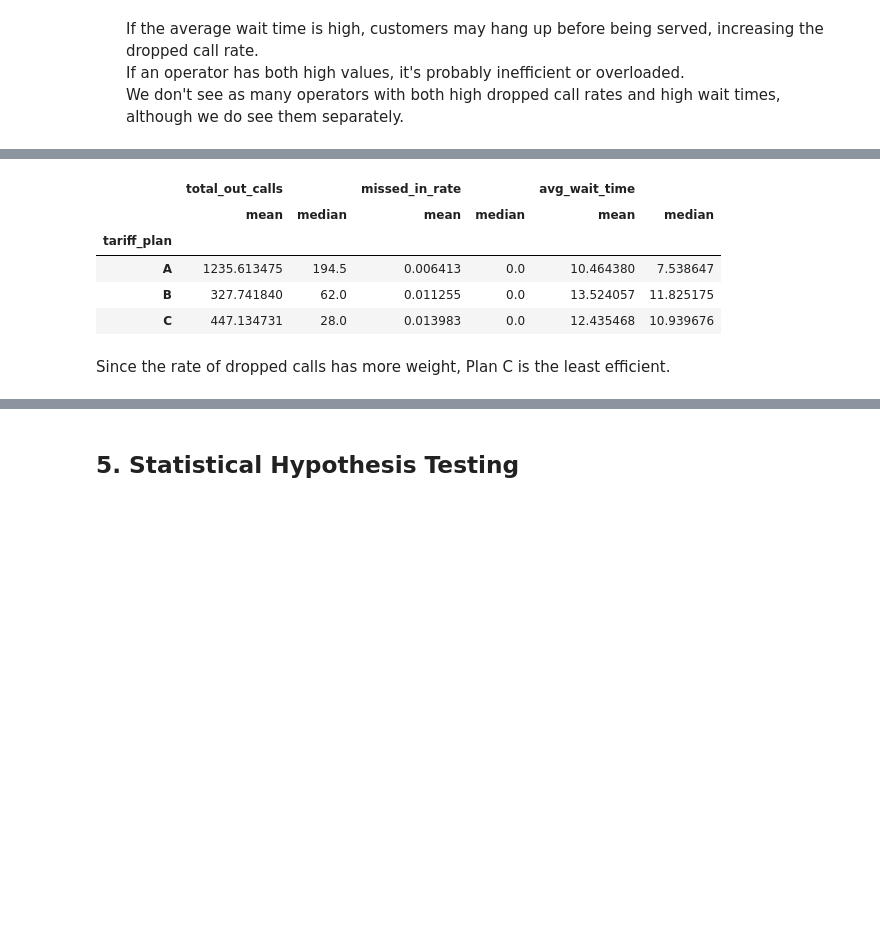
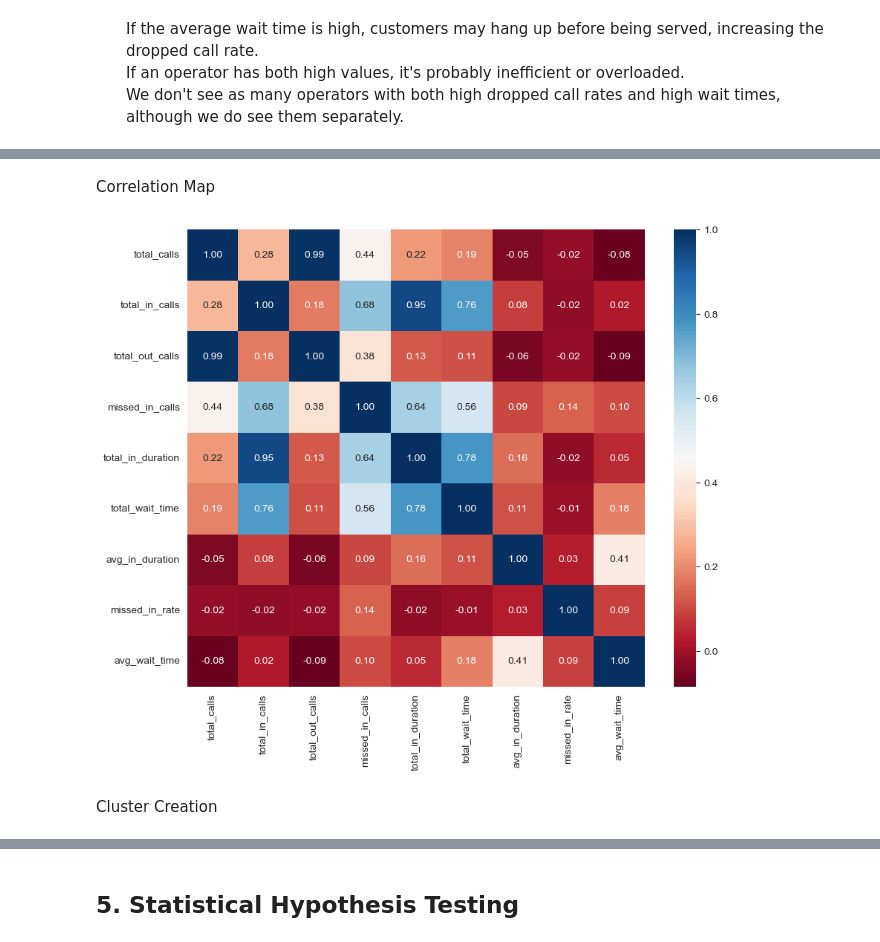
Before and after one commit to reytaquito/telecom-operator-inefficiency-analysis, a Jupyter notebook: Notebooks/ML_Clustering_Telecom_Operators.ipynb, the cells around one changed output, grey strips where cells are left out. Cells and saved outputs as stored; diff of their text form; code cells hidden in the pictures; blank space fills up the shorter version.

```diff
--- a/Notebooks/ML_Clustering_Telecom_Operators.ipynb
+++ b/Notebooks/ML_Clustering_Telecom_Operators.ipynb
@@ -83,8 +73,8 @@ from statsmodels.stats.multicomp import pairwise_tukeyhsd
 # %% [markdown]
 Read Datasets
 # %%
-df = pd.read_csv('datasets/telecom_dataset_us.csv')
-df_clients = pd.read_csv('datasets/telecom_clients_us.csv')
+df = pd.read_csv('../datasets/telecom_dataset_us.csv')
+df_clients = pd.read_csv('../datasets/telecom_clients_us.csv')
 # %%
 print(df.shape)
 print(df.info())
@@ -767,33 +557,0 @@ plt.tight_layout()
-# %%
-sns.set_style('whitegrid')
-fig, ax = plt.subplots(figsize=(12, 6))
-
-ax.scatter(
-    operator_stats['avg_wait_time'],
-    operator_stats['missed_in_rate'],
-    alpha=0.6,
-    s=40,
-    color='#4C72B0'
-)
-
-ax.axhline(p90_missed, linestyle='--', linewidth=1.5, color='red')
-ax.text(
-    ax.get_xlim()[0]*-15, p90_missed,
-    f'p90= {p90_missed:.2f}',
-    va='bottom', ha='left', fontsize=10, color='gray'
-)
-
-ax.axvline(p90_wait, linestyle='--', linewidth=1.5, color='red')
-ax.text(
-    p90_wait, ax.get_ylim()[0]*-12,
-    f'p90= {p90_wait:.0f}s',
-    va='bottom', ha='right', rotation=90, fontsize=10, color='gray'
-)
-
-
-ax.set_xlabel('Average Wait Time (s)', fontsize=11)
-ax.set_ylabel('Missed Call Rate', fontsize=11)
-ax.set_title('Missed Call Rate vs Average Wait Time', fontsize=12)
-
-plt.tight_layout()
-plt.show()
@@ -939,12 +558,13 @@ plt.show()
-# %%
-summary = operator_stats_plan.groupby('tariff_plan')[['total_out_calls', 'missed_in_rate', 'avg_wait_time']].agg(['mean', 'median'])
-display(summary)
-# %% [output]
-|  | total_out_calls |  | missed_in_rate |  | avg_wait_time |  |
-|  | mean | median | mean | median | mean | median |
-| tariff_plan |  |  |  |  |  |  |
-| A | 1235.613475 | 194.5 | 0.006413 | 0.0 | 10.464380 | 7.538647 |
-| B | 327.741840 | 62.0 | 0.011255 | 0.0 | 13.524057 | 11.825175 |
-| C | 447.134731 | 28.0 | 0.013983 | 0.0 | 12.435468 | 10.939676 |
-# %% [markdown]
-Since the rate of dropped calls has more weight, Plan C is the least efficient.
+# %% [markdown]
+Correlation Map
+# %%
+#correlation map
+cm = operator_stats.corr()
+plt.figure(figsize=(10, 8))
+# create heatmap
+sns.heatmap(cm, annot = True, fmt='.2f', square=True, cmap='RdBu')
+plt.show()
+# %% [output]
+[figure, added]
+# %% [markdown]
+Cluster Creation
```
Also changed, not shown: parts of 34 cells of this notebook.
